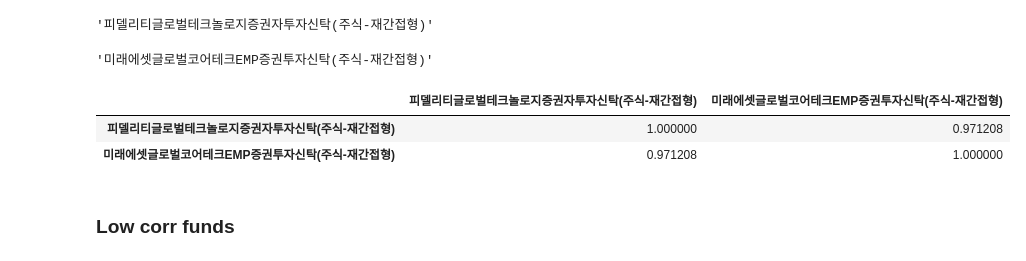
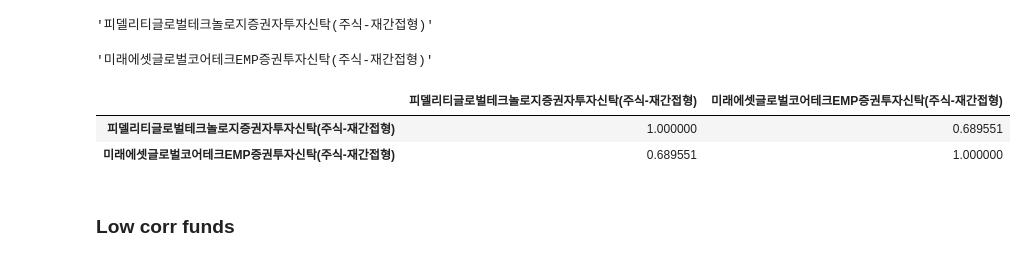
Before and after one commit to jaepil-choi/woori_homework, a Jupyter notebook: fund_eval.ipynb, the cells around one changed output. Cells and saved outputs as stored; diff of their text form; code cells hidden in the pictures.

```diff
--- a/fund_eval.ipynb
+++ b/fund_eval.ipynb
@@ -360,5 +363,7 @@ fundB_name
 fundAB_df = pd.concat([fundA_df, fundB_df], axis=1)
 # %%
 fundAB_df.dropna(how="any", inplace=True)
-fundAB_df = (fundAB_df.pct_change() + 1).cumprod() - 1
+
+fundAB_ret_df = fundAB_df.pct_change()
+fundAB_cumret_df = (fundAB_df.pct_change() + 1).cumprod() - 1
 # %%
@@ -366,8 +371,8 @@ px.line(fundAB_df)
 # %%
-fundAB_df.corr()
+fundAB_ret_df.corr()
 # %% [output]
 |  | 피델리티글로벌테크놀로지증권자투자신탁(주식-재간접형) | 미래에셋글로벌코어테크EMP증권투자신탁(주식-재간접형) |
-| 피델리티글로벌테크놀로지증권자투자신탁(주식-재간접형) | 1.000000 | 0.971208 |
-| 미래에셋글로벌코어테크EMP증권투자신탁(주식-재간접형) | 0.971208 | 1.000000 |
+| 피델리티글로벌테크놀로지증권자투자신탁(주식-재간접형) | 1.000000 | 0.689551 |
+| 미래에셋글로벌코어테크EMP증권투자신탁(주식-재간접형) | 0.689551 | 1.000000 |
 # %%
 rolling_days = 63
```
Also changed, not shown: parts of 17 cells of this notebook.
